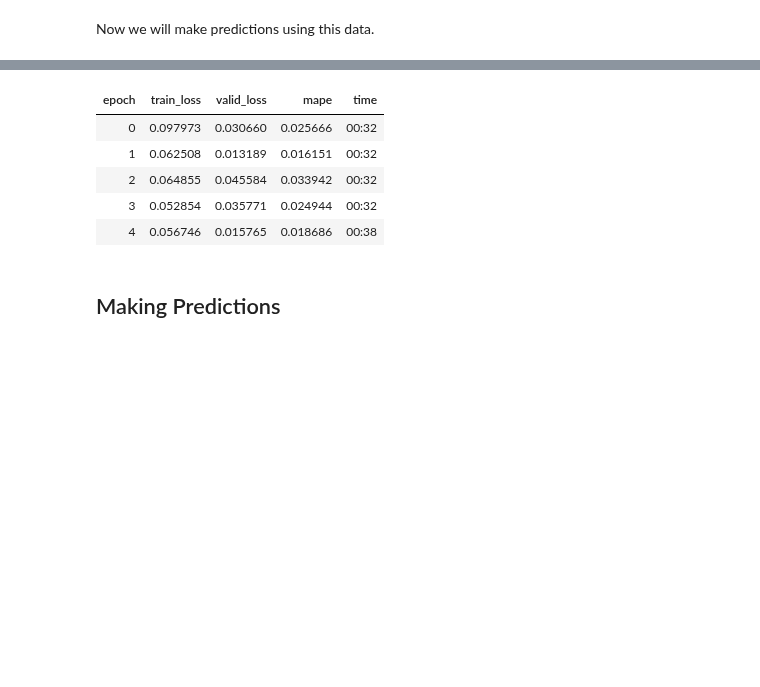
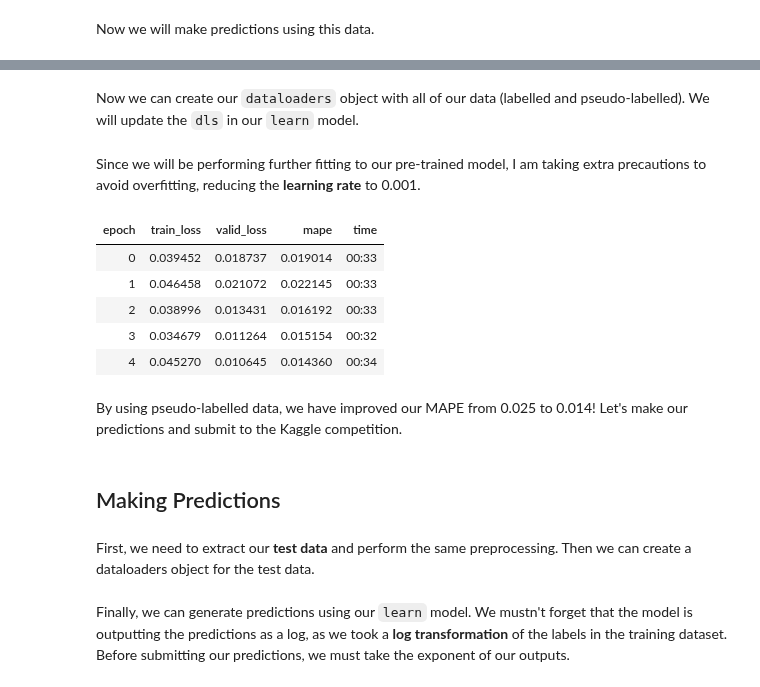
Before and after one commit to frank-895/machine_learning_journey, a Jupyter notebook: predict_sticker_sales/sticker_sales.ipynb, the cells around one changed output, grey strips where cells are left out. Drawn from its saved outputs; the diff is of its cells as text; code cells hidden in the pictures; blank space fills up the shorter version.

```diff
--- a/predict_sticker_sales/sticker_sales.ipynb
+++ b/predict_sticker_sales/sticker_sales.ipynb
@@ -471,3 +418,5 @@ combined
+# %% [markdown]
+Now we can create our `dataloaders` object with all of our data (labelled and pseudo-labelled). We will update the `dls` in our `learn` model.
 # %%
 dls_combined = TabularPandas(
     combined,
@@ -478,15 +427,22 @@ dls_combined = TabularPandas(
     y_names='num_sold'
 ).dataloaders(path='.')
 
-learn2 = tabular_learner(dls_combined, metrics=[mape])
-learn2.fit(5, 0.01)
+learn.dls = dls_combined
-# %% [output]
-| epoch | train_loss | valid_loss | mape | time |
-| 0 | 0.097973 | 0.030660 | 0.025666 | 00:32 |
-| 1 | 0.062508 | 0.013189 | 0.016151 | 00:32 |
-| 2 | 0.064855 | 0.045584 | 0.033942 | 00:32 |
-| 3 | 0.052854 | 0.035771 | 0.024944 | 00:32 |
-| 4 | 0.056746 | 0.015765 | 0.018686 | 00:38 |
+# %% [markdown]
+Since we will be performing further fitting to our pre-trained model, I am taking extra precautions to avoid overfitting, reducing the **learning rate** to 0.001.
+# %%
+learn.fit(5, 0.001)
+# %% [output]
+| epoch | train_loss | valid_loss | mape | time |
+| 0 | 0.039452 | 0.018737 | 0.019014 | 00:33 |
+| 1 | 0.046458 | 0.021072 | 0.022145 | 00:33 |
+| 2 | 0.038996 | 0.013431 | 0.016192 | 00:33 |
+| 3 | 0.034679 | 0.011264 | 0.015154 | 00:32 |
+| 4 | 0.045270 | 0.010645 | 0.014360 | 00:34 |
+# %% [markdown]
+By using pseudo-labelled data, we have improved our MAPE from 0.025 to 0.014! Let's make our predictions and submit to the Kaggle competition.
 # %% [markdown]
 ## Making Predictions
+# %% [markdown]
+First, we need to extract our **test data** and perform the same preprocessing. Then we can create a dataloaders object for the test data.
 # %%
@@ -496 +453,3 @@ test_dl = learn2.dls.test_dl(test_df)
+# %% [markdown]
+Finally, we can generate predictions using our `learn` model. We mustn't forget that the model is outputting the predictions as a log, as we took a **log transformation** of the labels in the training dataset. Before submitting our predictions, we must take the exponent of our outputs.
 # %%
```
Also changed, not shown: parts of 39 cells of this notebook.
